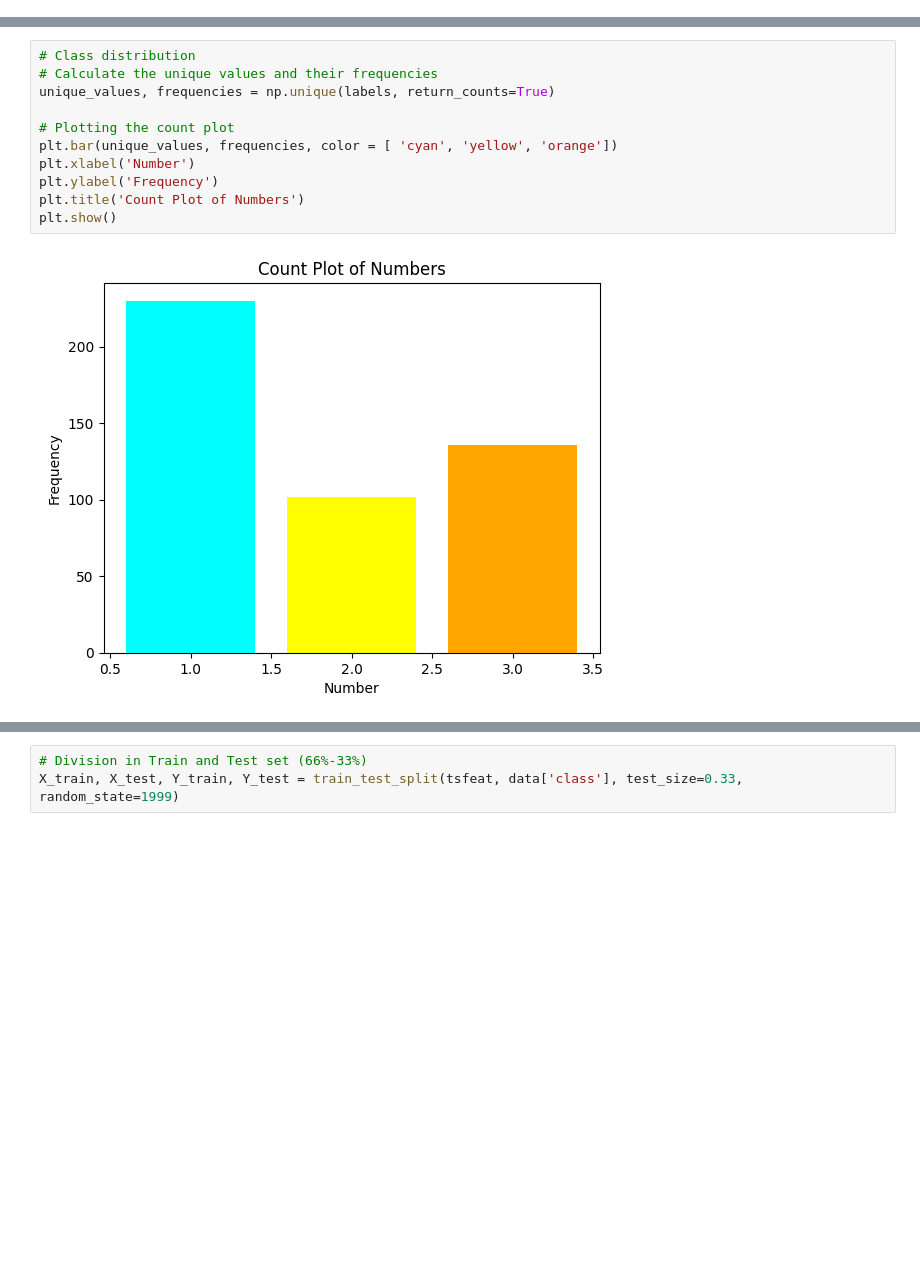
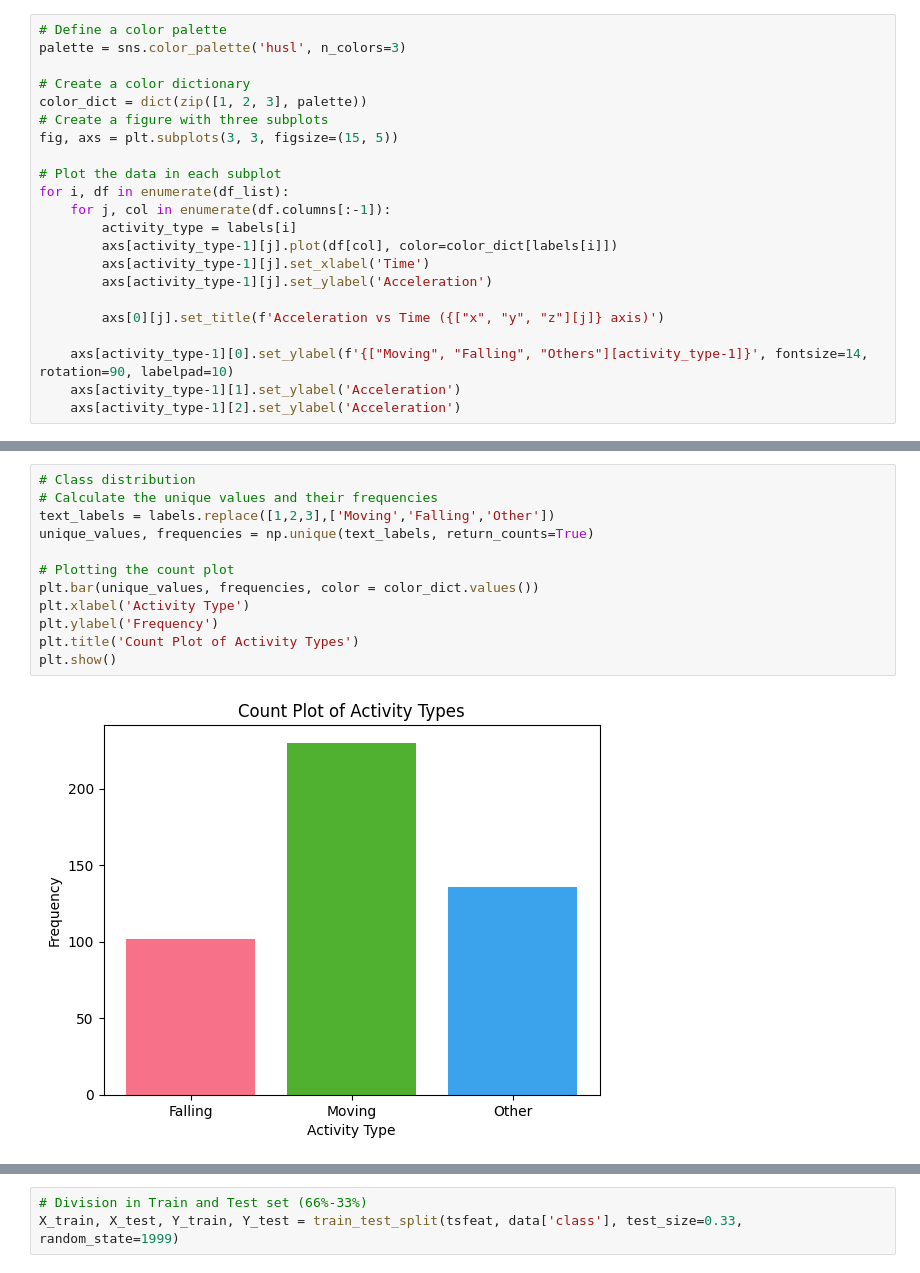
Before and after one commit to SmearyTundra/slhd-challenge, a Jupyter notebook: notebooks/challenge-1-project.ipynb, the cells around one changed output, grey strips where cells are left out. Saved outputs shown, nothing was run; the diff lists cells and outputs as text; blank space fills up the shorter version.

```diff
--- a/notebooks/challenge-1-project.ipynb
+++ b/notebooks/challenge-1-project.ipynb
@@ -185,0 +185,22 @@ No artists with labels found to put in legend.  Note that artists whose label st
+# %%
+# Define a color palette
+palette = sns.color_palette('husl', n_colors=3)
+
+# Create a color dictionary
+color_dict = dict(zip([1, 2, 3], palette))
+# Create a figure with three subplots
+fig, axs = plt.subplots(3, 3, figsize=(15, 5))
+
+# Plot the data in each subplot
+for i, df in enumerate(df_list):
+    for j, col in enumerate(df.columns[:-1]):
+        activity_type = labels[i]
+        axs[activity_type-1][j].plot(df[col], color=color_dict[labels[i]])
+        axs[activity_type-1][j].set_xlabel('Time')
+        axs[activity_type-1][j].set_ylabel('Acceleration')
+
+        axs[0][j].set_title(f'Acceleration vs Time ({["x", "y", "z"][j]} axis)')
+
+    axs[activity_type-1][0].set_ylabel(f'{["Moving", "Falling", "Others"][activity_type-1]}', fontsize=14, rotation=90, labelpad=10)
+    axs[activity_type-1][1].set_ylabel('Acceleration')
+    axs[activity_type-1][2].set_ylabel('Acceleration')
@@ -186,13 +209,14 @@ No artists with labels found to put in legend.  Note that artists whose label st
 # %%
 # Class distribution
 # Calculate the unique values and their frequencies
-unique_values, frequencies = np.unique(labels, return_counts=True)
+text_labels = labels.replace([1,2,3],['Moving','Falling','Other'])
+unique_values, frequencies = np.unique(text_labels, return_counts=True)
 
 # Plotting the count plot
-plt.bar(unique_values, frequencies, color = [ 'cyan', 'yellow', 'orange'])
-plt.xlabel('Number')
+plt.bar(unique_values, frequencies, color = color_dict.values())
+plt.xlabel('Activity Type')
 plt.ylabel('Frequency')
-plt.title('Count Plot of Numbers')
+plt.title('Count Plot of Activity Types')
 plt.show()
 # %% [output]
-[figure, old version]
+[figure, new version]
```
Also changed, not shown: parts of 26 cells of this notebook, 2 other files.
